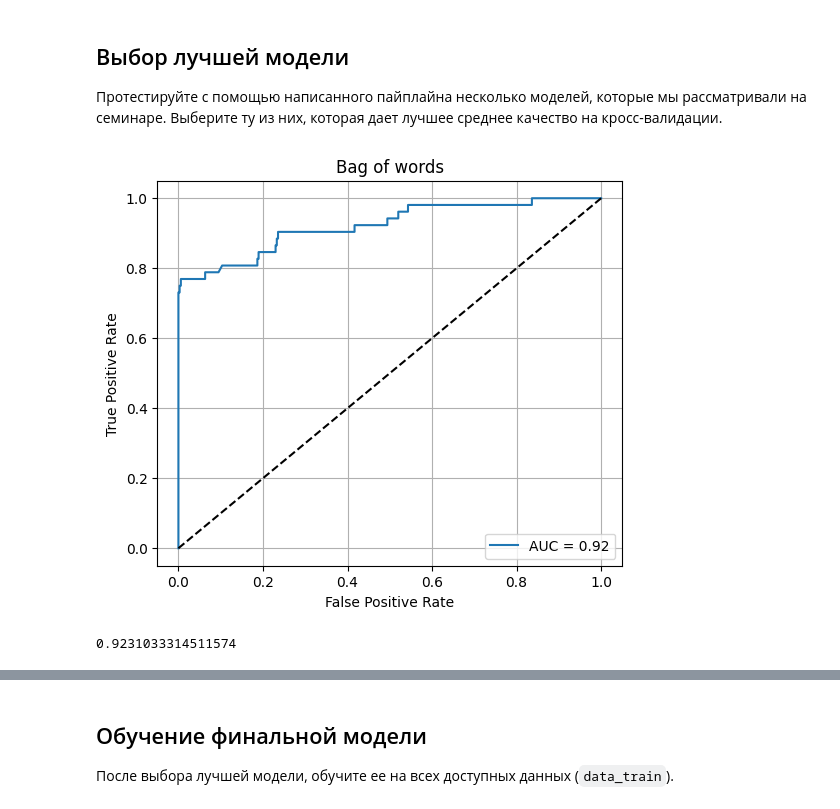
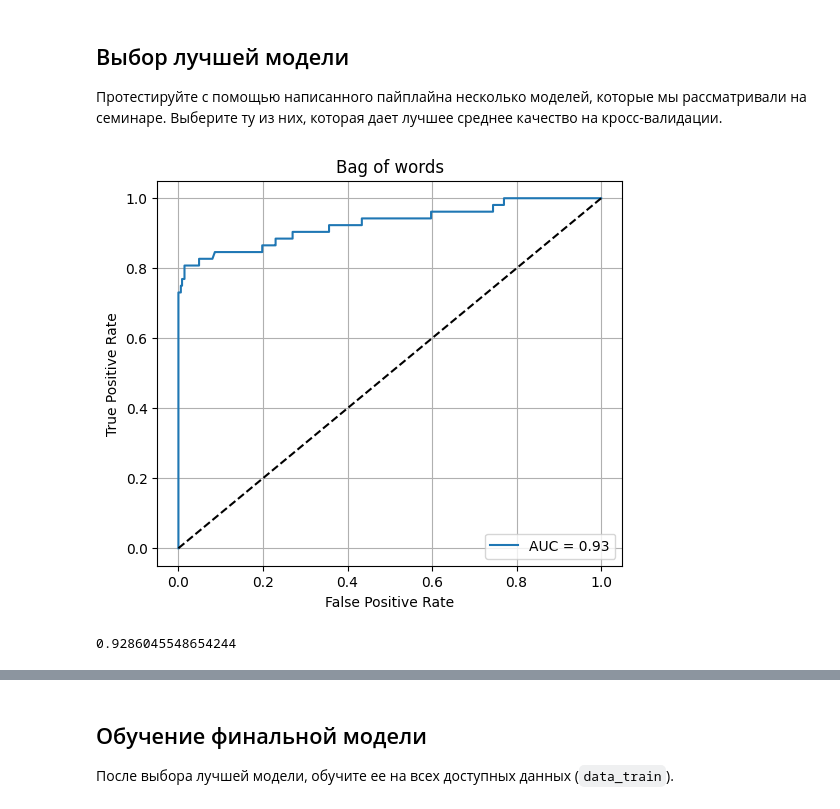
Before and after one commit to kovzanok/ml, a Jupyter notebook: hw_01_logistic_regression_for_text.ipynb, the cells around one changed output, grey strips where cells are left out. Drawn from its saved outputs; the diff is of its cells as text; code cells hidden in the pictures.

```diff
--- a/hw_01_logistic_regression_for_text.ipynb
+++ b/hw_01_logistic_regression_for_text.ipynb
@@ -171,10 +171,32 @@ print(roc_auc_score(y_test, y_pred))
 nltk.download('punkt')
 nltk.download('wordnet')
 nltk.download('stopwords')
+nltk.download('averaged_perceptron_tagger_eng')
 
+from nltk import pos_tag
 from nltk.tokenize import word_tokenize
 from nltk.stem import WordNetLemmatizer
-from nltk.corpus import stopwords
+from nltk.corpus import stopwords, wordnet
+import re
+
+def clean_text(text):
+    text = text.lower()
+    text = re.sub(r"http\S+|www\S+|@\S+|\d+", "", text)  # ссылки, юзеры, цифры
+    text = re.sub(r"[^a-z\s]", "", text)  # всё кроме латинских букв
+    return text.strip()
+
+def get_wordnet_pos(tag):
+    if tag.startswith('J'):
+        return wordnet.ADJ
+    elif tag.startswith('V'):
+        return wordnet.VERB
+    elif tag.startswith('N'):
+        return wordnet.NOUN
+    elif tag.startswith('R'):
+        return wordnet.ADV
+    else:
+        return wordnet.NOUN
+
 
 stop_words = set(stopwords.words('english'))
 
@@ -186,8 +208,13 @@ class NLTKPreprocessor(BaseEstimator, TransformerMixin):
         return self
 
     def transform(self, X):
-        tokens = [list(filter(lambda s:s.isalpha(), word_tokenize(text.lower()))) for text in X]
-        lemmatized_text = [ ' '.join([ self.lemmatizer.lemmatize(word) for word in token_list ]) for token_list in tokens ]
+        tokens = [list(filter(lambda s:s.isalpha(), word_tokenize(clean_text(text)))) for text in X]
+
+        lemmatized_text = []
+        for token_list in tokens:
+            tagged  = pos_tag(token_list)
+            lemmatized = [ self.lemmatizer.lemmatize(word, get_wordnet_pos(pos)) for word, pos in tagged ]
+            lemmatized_text.append(' '.join(lemmatized))
 
         return lemmatized_text
 # %% [output]
@@ -228,13 +259,13 @@ def plot_roc_curve(model, X, y, model_name):
 # %%
 score = run_model_pipeline([CountVectorizer(stop_words=list(stop_words)),
                              MultinomialNB()],
-                            X=data['x'],
+                            X=data['Message'],
                             y=data['y'],
                            model_name='Bag of words')
 print(score)
 # %% [output]
-[figure, old version]
+[figure, new version]
-0.9231033314511574
+0.9286045548654244
 # %%
 score = run_model_pipeline([CountVectorizer(stop_words=list(stop_words)),
                             LogisticRegression()],
```
Also changed, not shown: parts of 9 cells of this notebook.
